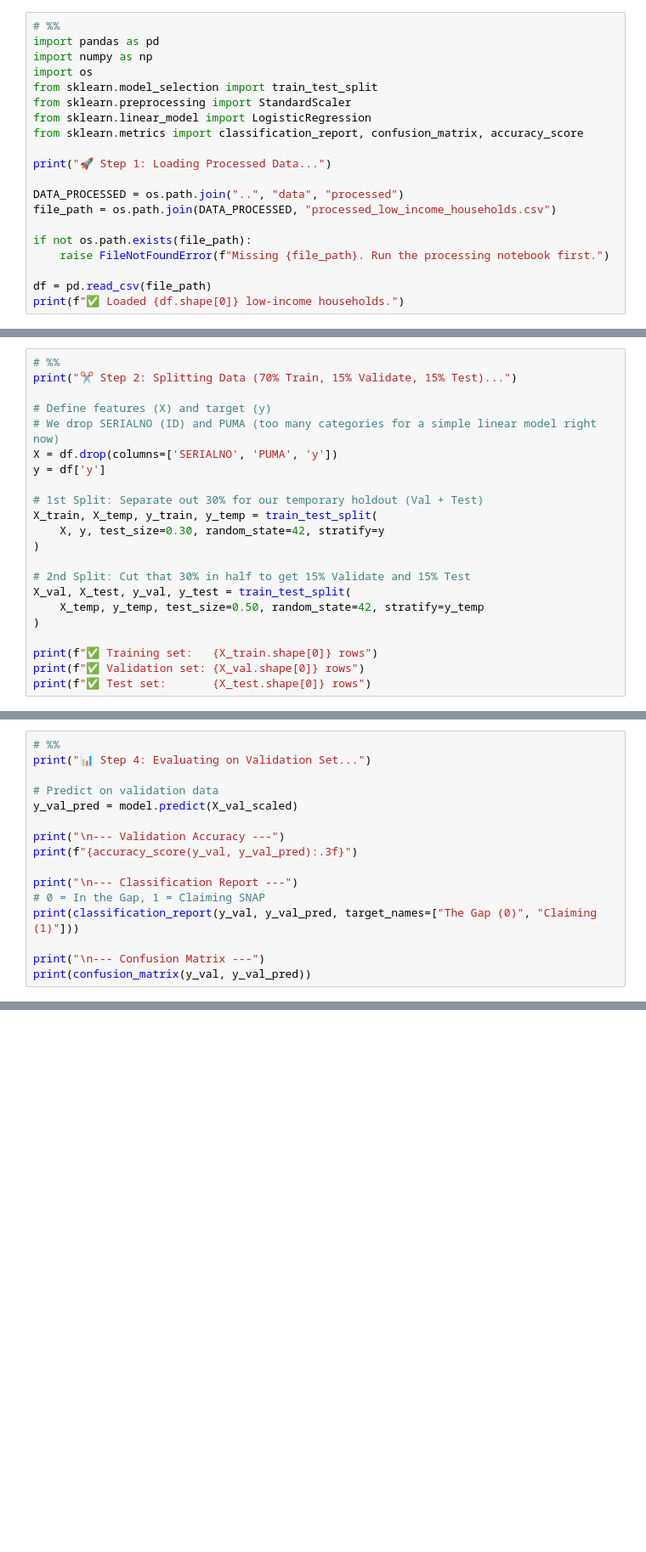
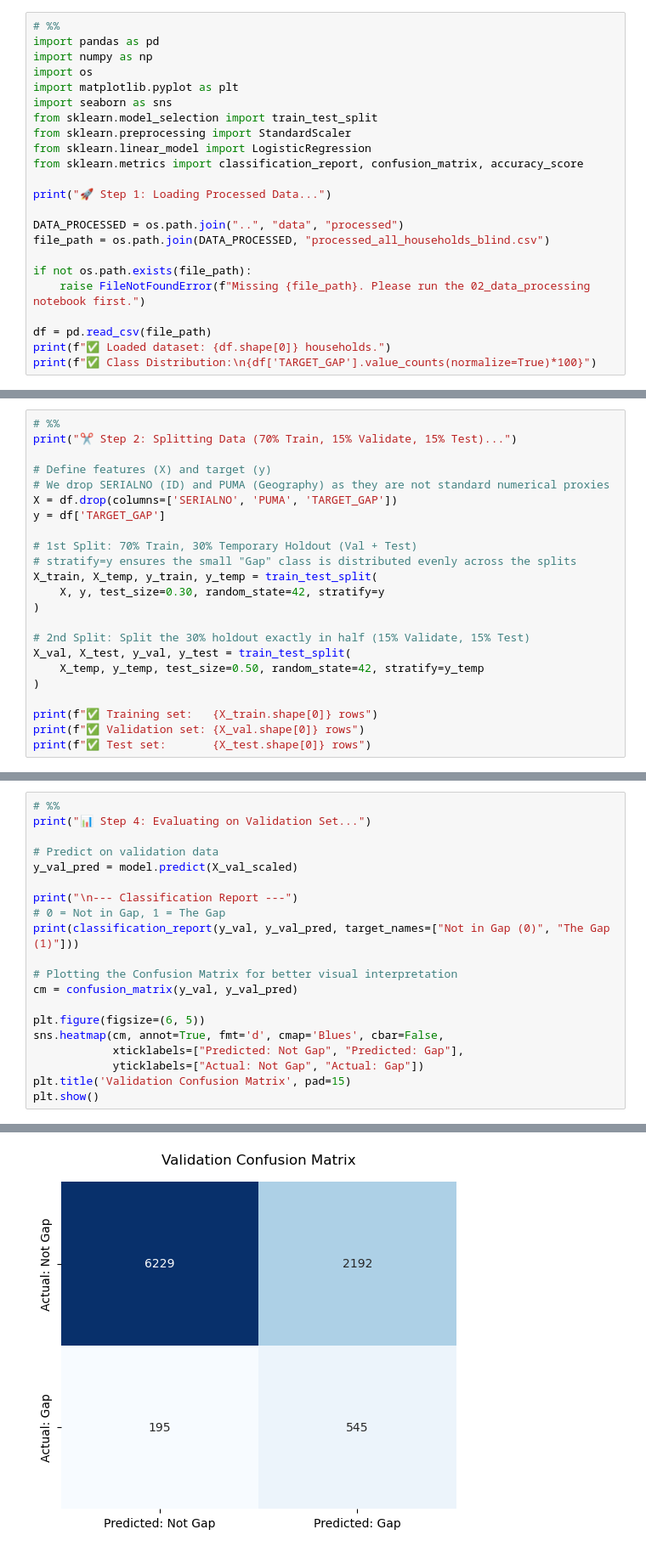
Before and after one commit to Erdos-Projects/spring-2026-local-poverty-rate-estimation, a Jupyter notebook: notebooks/03_models.ipynb, the cells around one changed output, grey strips where cells are left out. Shown at 85% size. Drawn from its saved outputs; the diff is of its cells as text; blank space fills up the shorter version.

```diff
--- a/notebooks/03_models.ipynb
+++ b/notebooks/03_models.ipynb
@@ -3,6 +3,8 @@
 import pandas as pd
 import numpy as np
 import os
+import matplotlib.pyplot as plt
+import seaborn as sns
 from sklearn.model_selection import train_test_split
 from sklearn.preprocessing import StandardScaler
 from sklearn.linear_model import LogisticRegression
@@ -11,12 +13,13 @@ from sklearn.metrics import classification_report, confusion_matrix, accuracy_sc
 print("🚀 Step 1: Loading Processed Data...")
 
 DATA_PROCESSED = os.path.join("..", "data", "processed")
-file_path = os.path.join(DATA_PROCESSED, "processed_low_income_households.csv")
+file_path = os.path.join(DATA_PROCESSED, "processed_all_households_blind.csv")
 
 if not os.path.exists(file_path):
-    raise FileNotFoundError(f"Missing {file_path}. Run the processing notebook first.")
+    raise FileNotFoundError(f"Missing {file_path}. Please run the 02_data_processing notebook first.")
 
 df = pd.read_csv(file_path)
-print(f"✅ Loaded {df.shape[0]} low-income households.")
+print(f"✅ Loaded dataset: {df.shape[0]} households.")
+print(f"✅ Class Distribution:\n{df['TARGET_GAP'].value_counts(normalize=True)*100}")
 # %% [output]
 🚀 Step 1: Loading Processed Data...
@@ -26,16 +34,17 @@ print(f"✅ Loaded {df.shape[0]} low-income households.")
 print("✂️ Step 2: Splitting Data (70% Train, 15% Validate, 15% Test)...")
 
 # Define features (X) and target (y)
-# We drop SERIALNO (ID) and PUMA (too many categories for a simple linear model right now)
-X = df.drop(columns=['SERIALNO', 'PUMA', 'y'])
-y = df['y']
+# We drop SERIALNO (ID) and PUMA (Geography) as they are not standard numerical proxies
+X = df.drop(columns=['SERIALNO', 'PUMA', 'TARGET_GAP'])
+y = df['TARGET_GAP']
 
-# 1st Split: Separate out 30% for our temporary holdout (Val + Test)
+# 1st Split: 70% Train, 30% Temporary Holdout (Val + Test)
+# stratify=y ensures the small "Gap" class is distributed evenly across the splits
 X_train, X_temp, y_train, y_temp = train_test_split(
     X, y, test_size=0.30, random_state=42, stratify=y
 )
 
-# 2nd Split: Cut that 30% in half to get 15% Validate and 15% Test
+# 2nd Split: Split the 30% holdout exactly in half (15% Validate, 15% Test)
 X_val, X_test, y_val, y_test = train_test_split(
     X_temp, y_temp, test_size=0.50, random_state=42, stratify=y_temp
 )
@@ -76,15 +89,19 @@ print("📊 Step 4: Evaluating on Validation Set...")
 # Predict on validation data
 y_val_pred = model.predict(X_val_scaled)
 
-print("\n--- Validation Accuracy ---")
-print(f"{accuracy_score(y_val, y_val_pred):.3f}")
+print("\n--- Classification Report ---")
+# 0 = Not in Gap, 1 = The Gap
+print(classification_report(y_val, y_val_pred, target_names=["Not in Gap (0)", "The Gap (1)"]))
 
-print("\n--- Classification Report ---")
-# 0 = In the Gap, 1 = Claiming SNAP
-print(classification_report(y_val, y_val_pred, target_names=["The Gap (0)", "Claiming (1)"]))
+# Plotting the Confusion Matrix for better visual interpretation
+cm = confusion_matrix(y_val, y_val_pred)
 
-print("\n--- Confusion Matrix ---")
-print(confusion_matrix(y_val, y_val_pred))
+plt.figure(figsize=(6, 5))
+sns.heatmap(cm, annot=True, fmt='d', cmap='Blues', cbar=False,
+            xticklabels=["Predicted: Not Gap", "Predicted: Gap"],
+            yticklabels=["Actual: Not Gap", "Actual: Gap"])
+plt.title('Validation Confusion Matrix', pad=15)
+plt.show()
 # %% [output]
 📊 Step 4: Evaluating on Validation Set...
 
@@ -107,0 +117 @@ weighted avg       0.74      0.71      0.72      1117
+[figure, added]
```
Also changed, not shown: parts of 7 cells of this notebook, 2 other files.
